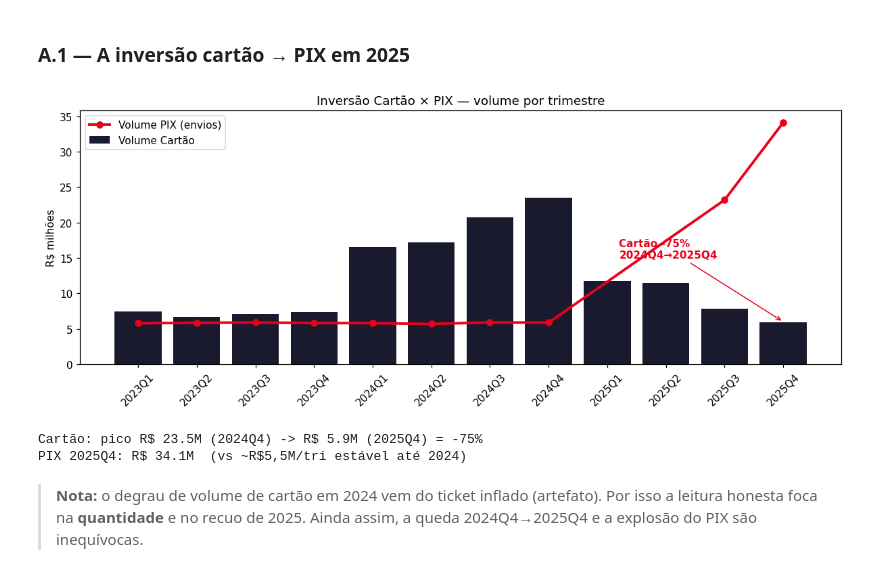
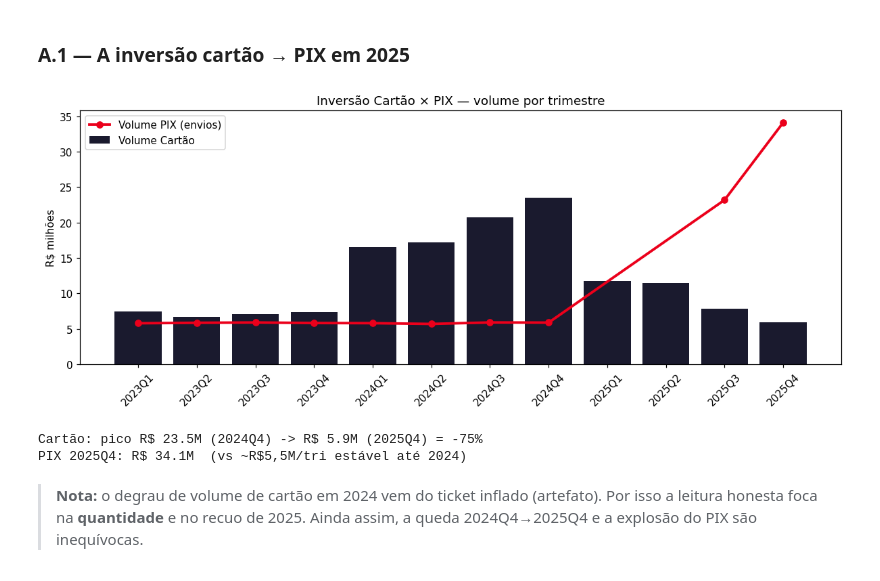
Before and after one commit to guihassen/Mastercaras, a Jupyter notebook: notebooks/analise_cartao.ipynb, the cells around one changed output. Cells and saved outputs as stored; diff of their text form; code cells hidden in the pictures.

```diff
--- a/notebooks/analise_cartao.ipynb
+++ b/notebooks/analise_cartao.ipynb
@@ -57,22 +57,21 @@ A tentação óbvia é "trazer o pagamento de volta para o cartão" — inclusiv
 # %%
 card_q = tx.groupby('q')['Valor_Compra'].agg(vol='sum', n='count')
 env = pix[pix['Tipo_transacao'] == 'Envio']
 pix_q = env.groupby('q')['Valor'].agg(vol='sum', n='count')
 
 fig, ax = plt.subplots(figsize=(11,4.5))
 ax.bar(card_q.index, card_q['vol']/1e6, color=MC_DARK, label='Volume Cartão')
 ax.plot(pix_q.index, pix_q['vol']/1e6, color=MC_RED, marker='o', lw=2.5, label='Volume PIX (envios)')
 ax.set_ylabel('R$ milhões'); ax.set_title('Inversão Cartão × PIX — volume por trimestre')
 ax.legend(); ax.tick_params(axis='x', rotation=45)
-ax.annotate('Cartão -75%\n2024Q4→2025Q4', xy=(11,6), xytext=(8.2,15),
-            arrowprops=dict(arrowstyle='->', color=MC_RED), color=MC_RED, fontweight='bold')
+
 plt.tight_layout(); plt.savefig(OUT/'A1_inversao.png', bbox_inches='tight'); plt.show()
 
 pico, fim = card_q.loc['2024Q4','vol'], card_q.loc['2025Q4','vol']
 print(f"Cartão: pico R$ {pico/1e6:.1f}M (2024Q4) -> R$ {fim/1e6:.1f}M (2025Q4) = {100*(fim/pico-1):.0f}%")
 print(f"PIX 2025Q4: R$ {pix_q.loc['2025Q4','vol']/1e6:.1f}M  (vs ~R$5,5M/tri estável até 2024)")
 # %% [output]
-[figure, old version]
+[figure, new version]
 Cartão: pico R$ 23.5M (2024Q4) -> R$ 5.9M (2025Q4) = -75%
 PIX 2025Q4: R$ 34.1M  (vs ~R$5,5M/tri estável até 2024)
 # %% [markdown]
```
Also changed, not shown: 4 other files.
